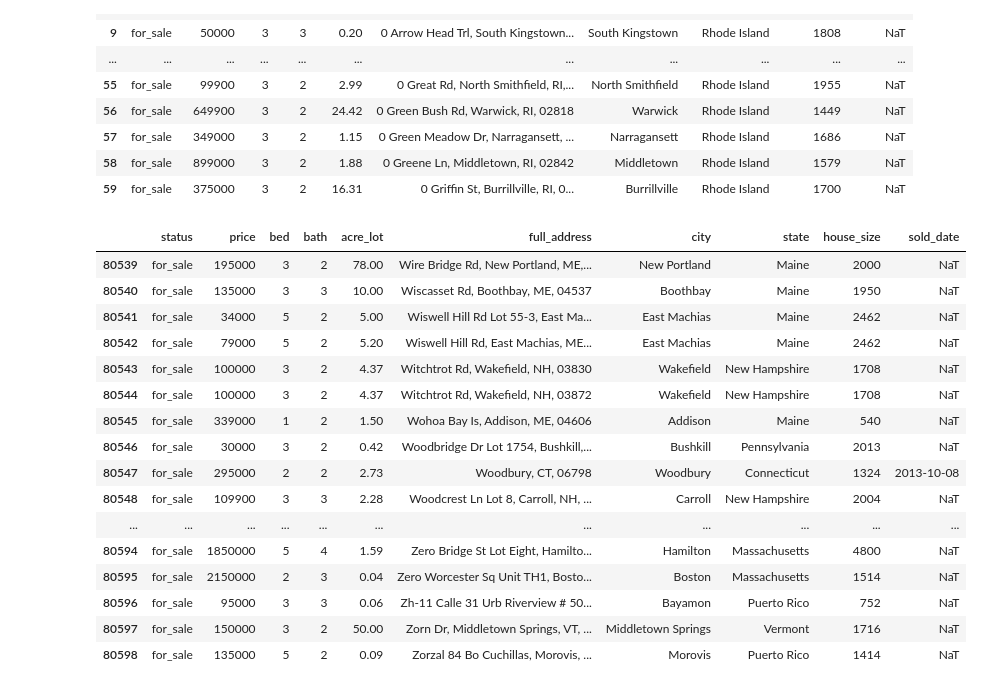
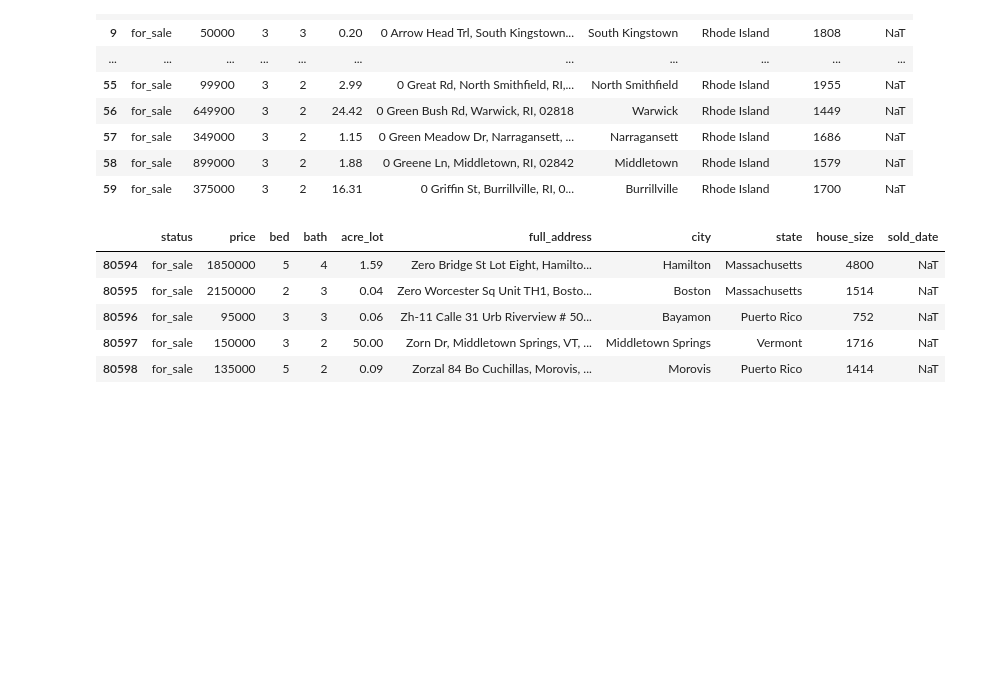
Before and after one commit to sinatijani/real-estate-property-analysis-python, a Jupyter notebook: US Real Estate Data - Business Statistics .ipynb, the cells around one changed output. Saved outputs shown, nothing was run; the diff lists cells and outputs as text; code cells hidden in the pictures; blank space fills up the shorter version.

```diff
--- a/US Real Estate Data - Business Statistics .ipynb
+++ b/US Real Estate Data - Business Statistics .ipynb
@@ -771,20 +771,9 @@ df5.head(60)
 | 58 | for_sale | 899000 | 3 | 2 | 1.88 | 0 Greene Ln, Middletown, RI, 02842 | Middletown | Rhode Island | 1579 | NaT |
 | 59 | for_sale | 375000 | 3 | 2 | 16.31 | 0 Griffin St, Burrillville, RI, 0... | Burrillville | Rhode Island | 1700 | NaT |
 # %%
-df5.tail(60)
+df5.tail()
 # %% [output]
 |  | status | price | bed | bath | acre_lot | full_address | city | state | house_size | sold_date |
-| 80539 | for_sale | 195000 | 3 | 2 | 78.00 | Wire Bridge Rd, New Portland, ME,... | New Portland | Maine | 2000 | NaT |
-| 80540 | for_sale | 135000 | 3 | 3 | 10.00 | Wiscasset Rd, Boothbay, ME, 04537 | Boothbay | Maine | 1950 | NaT |
-| 80541 | for_sale | 34000 | 5 | 2 | 5.00 | Wiswell Hill Rd Lot 55-3, East Ma... | East Machias | Maine | 2462 | NaT |
-| 80542 | for_sale | 79000 | 5 | 2 | 5.20 | Wiswell Hill Rd, East Machias, ME... | East Machias | Maine | 2462 | NaT |
-| 80543 | for_sale | 100000 | 3 | 2 | 4.37 | Witchtrot Rd, Wakefield, NH, 03830 | Wakefield | New Hampshire | 1708 | NaT |
-| 80544 | for_sale | 100000 | 3 | 2 | 4.37 | Witchtrot Rd, Wakefield, NH, 03872 | Wakefield | New Hampshire | 1708 | NaT |
-| 80545 | for_sale | 339000 | 1 | 2 | 1.50 | Wohoa Bay Is, Addison, ME, 04606 | Addison | Maine | 540 | NaT |
-| 80546 | for_sale | 30000 | 3 | 2 | 0.42 | Woodbridge Dr Lot 1754, Bushkill,... | Bushkill | Pennsylvania | 2013 | NaT |
-| 80547 | for_sale | 295000 | 2 | 2 | 2.73 | Woodbury, CT, 06798 | Woodbury | Connecticut | 1324 | 2013-10-08 |
-| 80548 | for_sale | 109900 | 3 | 3 | 2.28 | Woodcrest Ln Lot 8, Carroll, NH, ... | Carroll | New Hampshire | 2004 | NaT |
-| ... | ... | ... | ... | ... | ... | ... | ... | ... | ... | ... |
 | 80594 | for_sale | 1850000 | 5 | 4 | 1.59 | Zero Bridge St Lot Eight, Hamilto... | Hamilton | Massachusetts | 4800 | NaT |
 | 80595 | for_sale | 2150000 | 2 | 3 | 0.04 | Zero Worcester Sq Unit TH1, Bosto... | Boston | Massachusetts | 1514 | NaT |
 | 80596 | for_sale | 95000 | 3 | 3 | 0.06 | Zh-11 Calle 31 Urb Riverview # 50... | Bayamon | Puerto Rico | 752 | NaT |
```
